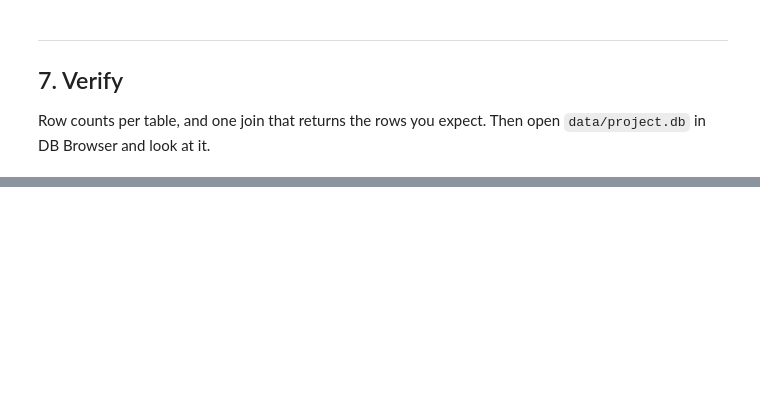
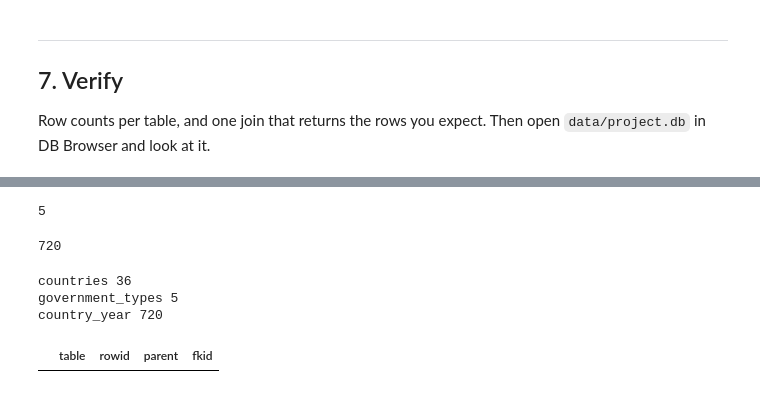
Before and after one commit to rekha-cyber/rekha_branch, a Jupyter notebook: notebooks/02_processing.ipynb, the cells around one changed output, grey strips where cells are left out. Saved outputs shown, nothing was run; the diff lists cells and outputs as text; code cells hidden in the pictures; blank space fills up the shorter version.

```diff
--- a/notebooks/02_processing.ipynb
+++ b/notebooks/02_processing.ipynb
@@ -404,0 +447,46 @@ Row counts per table, and one join that returns the rows you expect. Then open `
+# %%
+#Load look-up table first
+countries.to_sql(
+    "countries",
+    connection,
+    if_exists="append",
+    index=False
+)
+
+government_types.to_sql(
+    "government_types",
+    connection,
+    if_exists="append",
+    index=False
+)
+# %% [output]
+5
+# %%
+country_year.to_sql(
+    "country_year",
+    connection,
+    if_exists="append",
+    index=False
+)
+# %% [output]
+720
+# %%
+#Check
+for table in ["countries", "government_types", "country_year"]:
+    result = pd.read_sql(
+        f"SELECT COUNT(*) AS rows FROM {table}",
+        connection
+    )
+
+    print(table, result["rows"][0])
+# %% [output]
+countries 36
+government_types 5
+country_year 720
+# %%
+pd.read_sql(
+    "PRAGMA foreign_key_check;",
+    connection
+)
+# %% [output]
+|  | table | rowid | parent | fkid |
```
Also changed, not shown: parts of 5 cells of this notebook.
